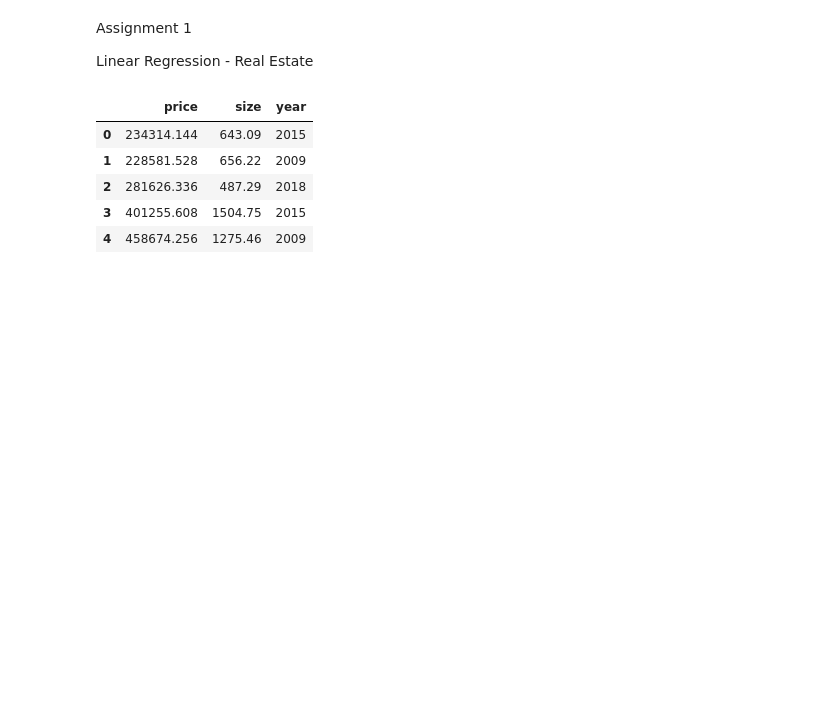
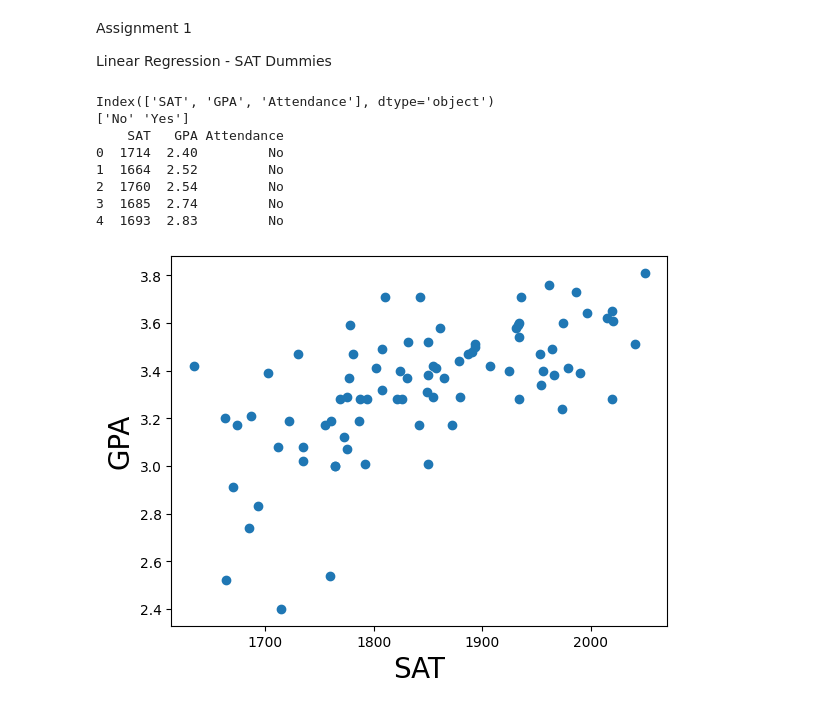
Before and after one commit to PriyanshuYadav08/test-practice-others, a Jupyter notebook: DSE DS/Assignment 1/second.ipynb, the cells around one changed output. Saved outputs shown, nothing was run; the diff lists cells and outputs as text; code cells hidden in the pictures; blank space fills up the shorter version.

```diff
--- a/DSE DS/Assignment 1/second.ipynb
+++ b/DSE DS/Assignment 1/second.ipynb
@@ -1,7 +1,7 @@
 # %% [markdown]
 Assignment 1
 
-Linear Regression - Real Estate
+Linear Regression - SAT Dummies
 # %%
 import numpy as np
 import pandas as pd
@@ -9,12 +9,26 @@ import matplotlib.pyplot as plt
 import seaborn as sns
 import statsmodels.api as sm
 # %%
-data = pd.read_csv('real_estate_price.csv')
+data = pd.read_csv('SAT_Dummies.csv')
 data.head()
+print(data.columns)
+print(data['Attendance'].unique())
+print(data.head())
 # %% [output]
-|  | price | size | year |
-| 0 | 234314.144 | 643.09 | 2015 |
-| 1 | 228581.528 | 656.22 | 2009 |
-| 2 | 281626.336 | 487.29 | 2018 |
-| 3 | 401255.608 | 1504.75 | 2015 |
-| 4 | 458674.256 | 1275.46 | 2009 |
+Index(['SAT', 'GPA', 'Attendance'], dtype='object')
+['No' 'Yes']
+    SAT   GPA Attendance
+0  1714  2.40         No
+1  1664  2.52         No
+2  1760  2.54         No
+3  1685  2.74         No
+4  1693  2.83         No
+# %%
+x=data["SAT"]
+y=data["GPA"]
+plt.scatter(x,y)
+plt.xlabel('SAT',fontsize=20)
+plt.ylabel('GPA',fontsize=20)
+plt.show()
+# %% [output]
+[figure, added]
```
Also changed, not shown: parts of 3 cells of this notebook, 2 other files.
